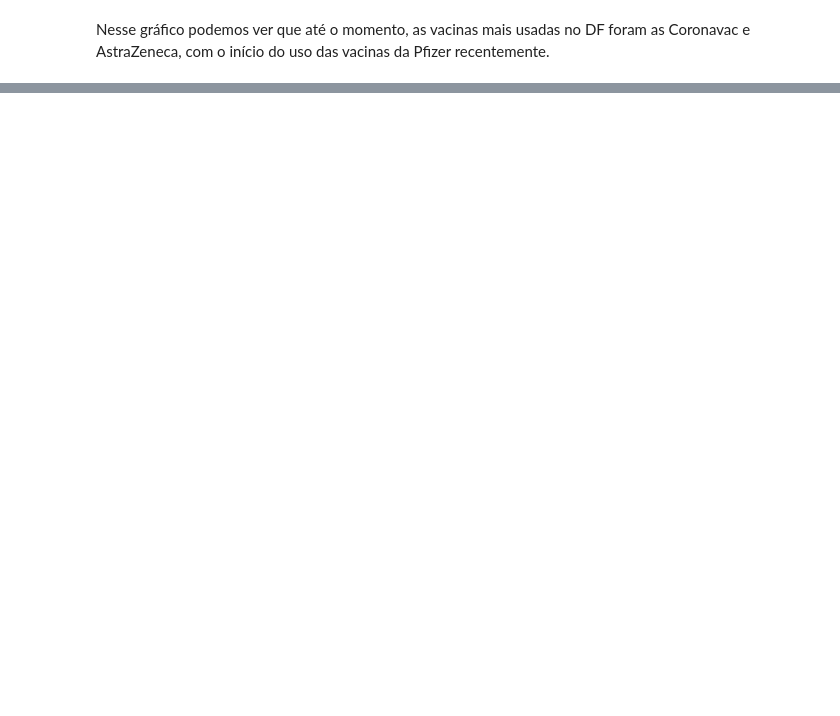
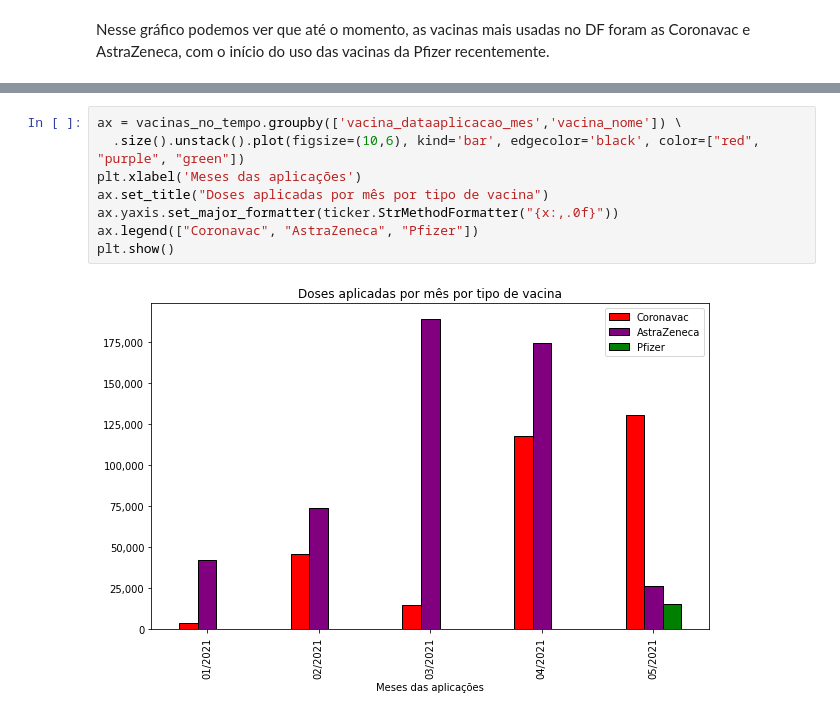
Before and after one commit to fred-carneiro/bootcamp-alura, a Jupyter notebook: AnaliseVacinaçãoNoDF.ipynb, the cells around one changed output, grey strips where cells are left out. Drawn from its saved outputs; the diff is of its cells as text; blank space fills up the shorter version.

```diff
--- a/AnaliseVacinaçãoNoDF.ipynb
+++ b/AnaliseVacinaçãoNoDF.ipynb
@@ -74,0 +87,10 @@ Name: paciente_endereco_uf, dtype: int64
+# %%
+ax = vacinas_no_tempo.groupby(['vacina_dataaplicacao_mes','vacina_nome']) \
+  .size().unstack().plot(figsize=(10,6), kind='bar', edgecolor='black', color=["red", "purple", "green"])
+plt.xlabel('Meses das aplicações')
+ax.set_title("Doses aplicadas por mês por tipo de vacina")
+ax.yaxis.set_major_formatter(ticker.StrMethodFormatter("{x:,.0f}"))
+ax.legend(["Coronavac", "AstraZeneca", "Pfizer"])
+plt.show()
+# %% [output]
+[figure, added]
```
Also changed, not shown: parts of 26 cells of this notebook.
